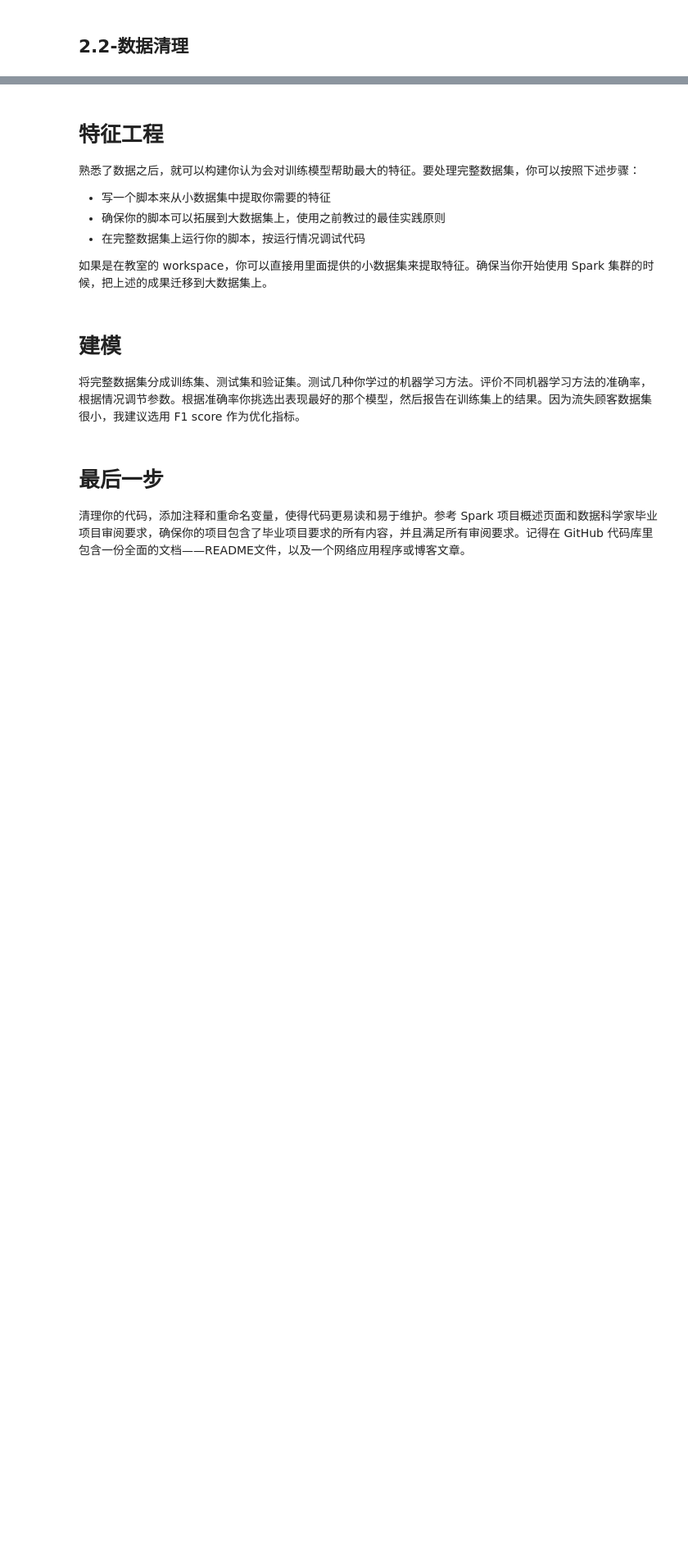
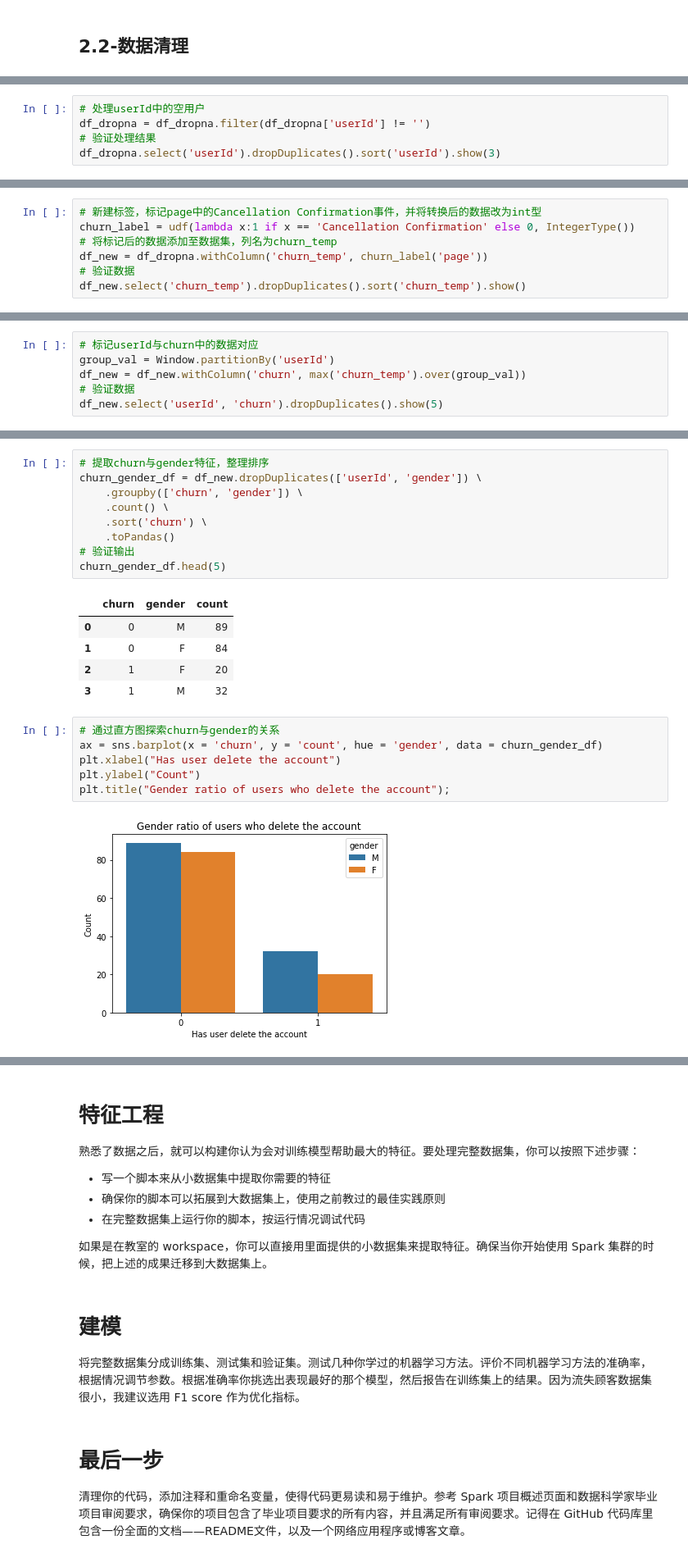
Before and after one commit to Zhu-Haikun/Udacity-Data-Analyst-Advanced-collection, a Jupyter notebook: Project-8-Sparkify/Sparkify-zh.ipynb, the cells around one changed output, grey strips where cells are left out. Shown at 82% size. Saved outputs shown, nothing was run; the diff lists cells and outputs as text; blank space fills up the shorter version.

```diff
--- a/Project-8-Sparkify/Sparkify-zh.ipynb
+++ b/Project-8-Sparkify/Sparkify-zh.ipynb
@@ -223,0 +259,5 @@ userId: 用户ID
+# %%
+# 处理userId中的空用户
+df_dropna = df_dropna.filter(df_dropna['userId'] != '')
+# 验证处理结果
+df_dropna.select('userId').dropDuplicates().sort('userId').show(3)
@@ -233,0 +287,7 @@ userId: 用户ID
+# %%
+# 新建标签，标记page中的Cancellation Confirmation事件，并将转换后的数据改为int型
+churn_label = udf(lambda x:1 if x == 'Cancellation Confirmation' else 0, IntegerType())
+# 将标记后的数据添加至数据集，列名为churn_temp
+df_new = df_dropna.withColumn('churn_temp', churn_label('page'))
+# 验证数据
+df_new.select('churn_temp').dropDuplicates().sort('churn_temp').show()
@@ -233,0 +303,6 @@ userId: 用户ID
+# %%
+# 标记userId与churn中的数据对应
+group_val = Window.partitionBy('userId')
+df_new = df_new.withColumn('churn', max('churn_temp').over(group_val))
+# 验证数据
+df_new.select('userId', 'churn').dropDuplicates().show(5)
@@ -233,0 +356,23 @@ userId: 用户ID
+# %%
+# 提取churn与gender特征，整理排序
+churn_gender_df = df_new.dropDuplicates(['userId', 'gender']) \
+    .groupby(['churn', 'gender']) \
+    .count() \
+    .sort('churn') \
+    .toPandas()
+# 验证输出
+churn_gender_df.head(5)
+# %% [output]
+|  | churn | gender | count |
+| 0 | 0 | M | 89 |
+| 1 | 0 | F | 84 |
+| 2 | 1 | F | 20 |
+| 3 | 1 | M | 32 |
+# %%
+# 通过直方图探索churn与gender的关系
+ax = sns.barplot(x = 'churn', y = 'count', hue = 'gender', data = churn_gender_df)
+plt.xlabel("Has user delete the account")
+plt.ylabel("Count")
+plt.title("Gender ratio of users who delete the account");
+# %% [output]
+[figure, added]
```
Also changed, not shown: parts of 27 cells of this notebook.
